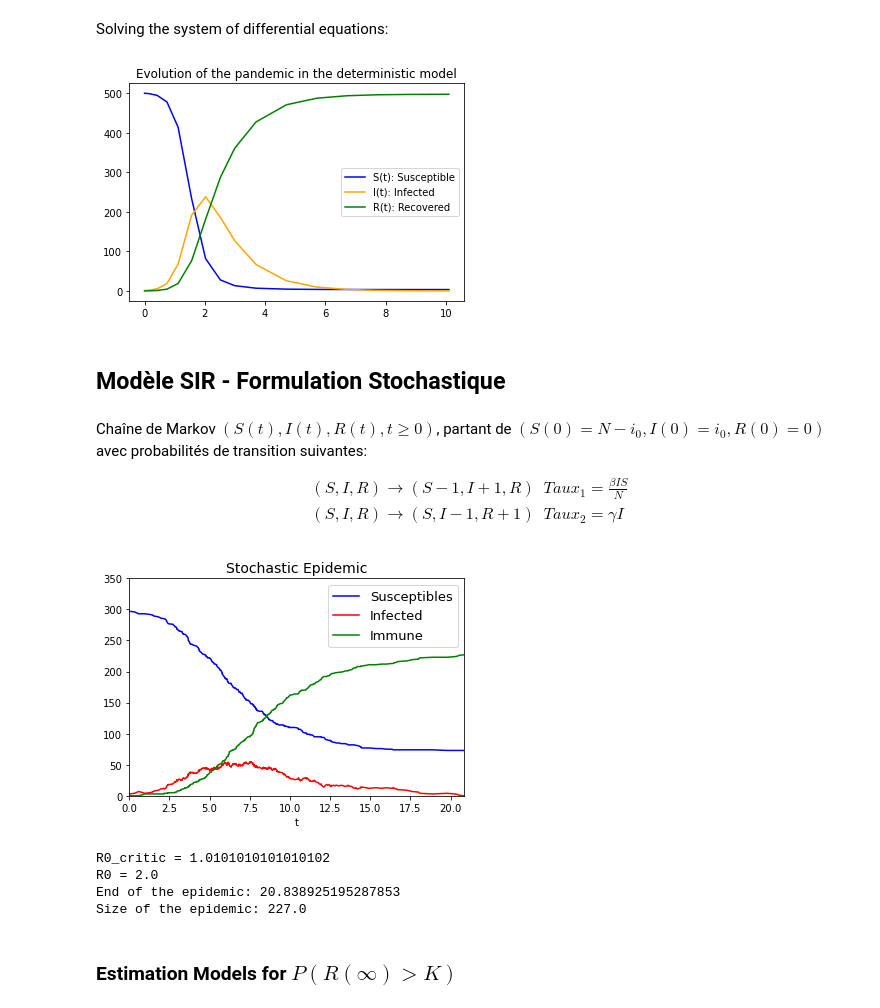
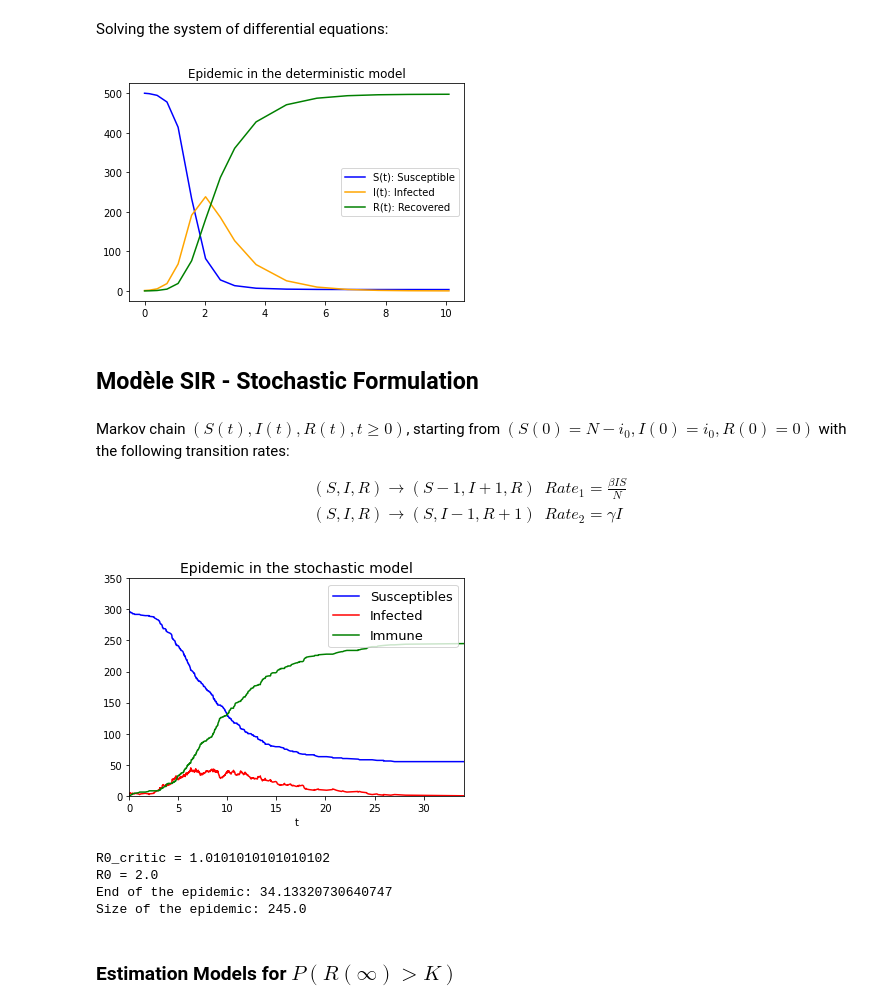
Before and after one commit to FelipeBuzato/SIR-Model, a Jupyter notebook: SIR Model.ipynb, the cells around one changed output. Drawn from its saved outputs; the diff is of its cells as text; code cells hidden in the pictures.

```diff
--- a/SIR Model.ipynb
+++ b/SIR Model.ipynb
@@ -57,28 +57,28 @@ plt.plot(sol.t, x_axis_S, label='S(t): Susceptible', color = 'blue')
 plt.plot(sol.t, x_axis_I, label='I(t): Infected', color = 'orange')
 plt.plot(sol.t, x_axis_R, label='R(t): Recovered', color = 'green')
 plt.legend(loc = 'best')
-plt.title("Evolution of the epidemic in the deterministic model")
+plt.title("Epidemic in the deterministic model")
 plt.show()
 # %% [output]
-[figure, old version]
+[figure, new version]
 # %% [markdown]
-## **Modèle SIR** - Formulation Stochastique
+## **Modèle SIR** - Stochastic Formulation
 # %% [markdown]
-Chaîne de Markov $(S(t), I(t), R(t), t ≥ 0)$, partant de $(S(0) = N − i_0, I(0) = i_0, R(0) = 0)$ avec probabilités de transition suivantes:
+Markov chain $(S(t), I(t), R(t), t ≥ 0)$, starting from $(S(0) = N − i_0, I(0) = i_0, R(0) = 0)$ with the following transition rates:
 
 $$
 \begin{array}{ll}
-(S, I, R) → (S − 1, I + 1, R) & Taux_1 = \frac{\beta I S}{N}
+(S, I, R) → (S − 1, I + 1, R) & Rate_1 = \frac{\beta I S}{N}
 \\
-(S, I, R) → (S, I - 1, R + 1) & Taux_2 = \gamma I
+(S, I, R) → (S, I - 1, R + 1) & Rate_2 = \gamma I
 \end{array}
 $$
 # %%
-#Fonction de tirage aléatoire pour les transitions
-def prob(taux1, taux2):
+# Function that calculates the transition probabilities from their rates
+def prob(rate1, rate2):
 
-  Probab1 = taux1/(taux1+taux2)
-  Probab2 = taux2/(taux1+taux2)
+  Probab1 = rate1/(rate1+rate2)
+  Probab2 = rate2/(rate1+rate2)
 
   num = rd.random()
 
@@ -140,35 +140,35 @@ def Epidemie(N, tmax, i0, beta, gamma):
 # %%
 # Definition of the parameters
 N = 300      # size of the population
 tmax = N*4   # Maximum nunber of transitions the markov chain will have
 i0 = 3       # Initial number of infected individuals
 beta = 1
 gamma = 0.5
 
 # Executing the Epidemic
 [T, S, I, R, Tfin, Rfin] = Epidemie(N, tmax, i0, beta, gamma)
 
 # Plotting the curves
 plt.plot(T, S, 'b', label = 'Susceptibles')
 plt.plot(T, I, 'r', label = 'Infected')
 plt.plot(T, R, 'g', label = 'Immune')
 
 plt.axis([0, Tfin, 0, N+50])
 plt.legend(loc="upper right", fontsize=13)
 plt.xlabel("t")
-plt.title("Stochastic Epidemic", fontsize=14)
+plt.title("Epidemic in the stochastic model", fontsize=14)
 plt.show()
 
 print("R0_critic =", N/S[0])
 print("R0 =", beta/gamma)
 print("End of the epidemic:", Tfin)
 print("Size of the epidemic:", Rfin)
 # %% [output]
-[figure, old version]
+[figure, new version]
 R0_critic = 1.0101010101010102
 R0 = 2.0
-End of the epidemic: 20.838925195287853
-Size of the epidemic: 227.0
+End of the epidemic: 34.13320730640747
+Size of the epidemic: 245.0
 # %% [markdown]
 ### Estimation Models for $P(R(\infty) > K)$
 # %% [markdown]
```
Also changed, not shown: parts of 2 cells of this notebook.
